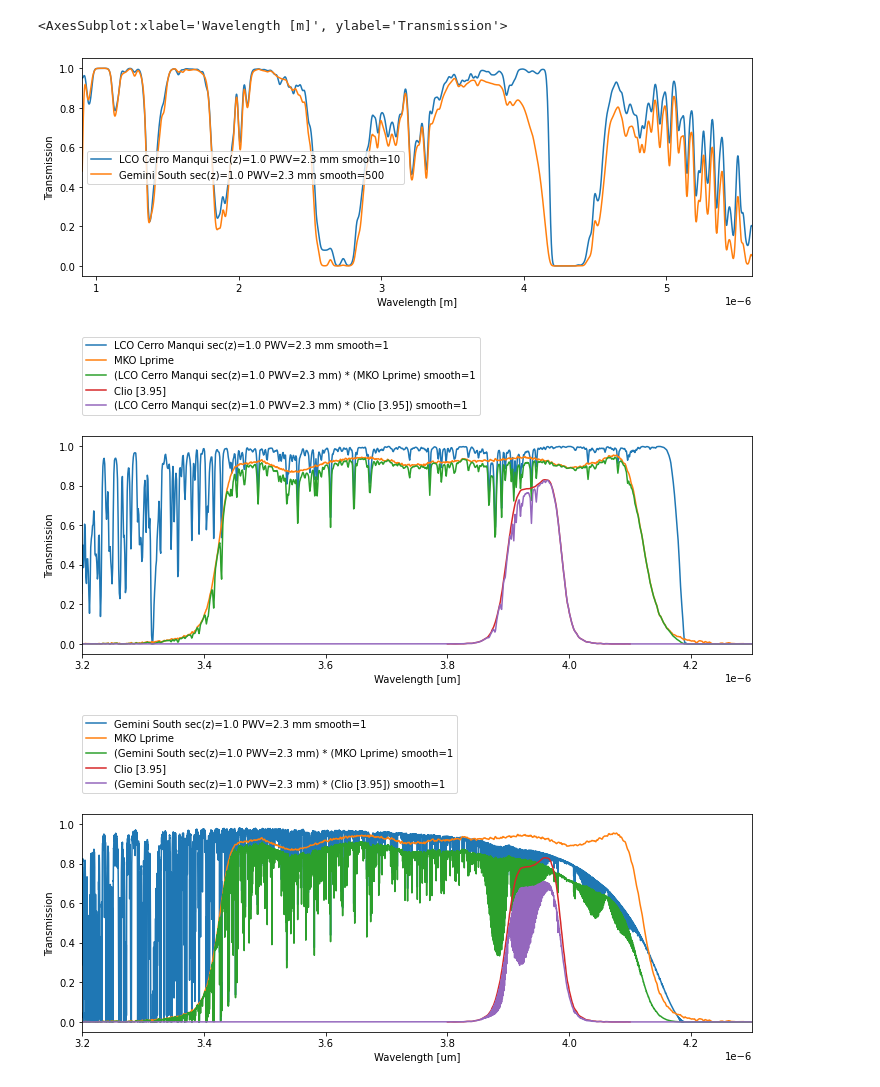
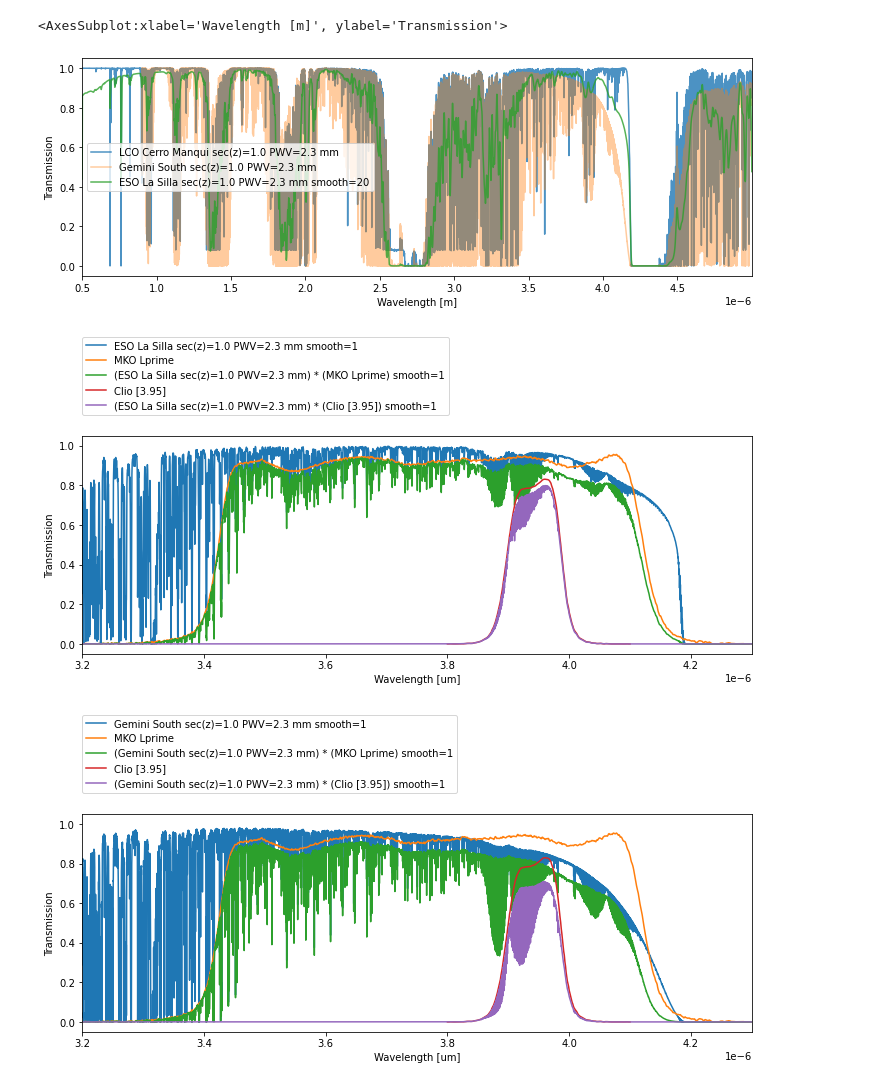
Before and after one commit to joseph-long/doodads, a Jupyter notebook: notebooks/Atmospheric transmission.ipynb, the cells around one changed output. Saved outputs shown, nothing was run; the diff lists cells and outputs as text; code cells hidden in the pictures.

Commit message:
Add ESO atmospheres, other Bobcat metallicites, refactor resources

```diff
--- a/notebooks/Atmospheric transmission.ipynb
+++ b/notebooks/Atmospheric transmission.ipynb
@@ -6,11 +6,12 @@ import astropy.units as u
 import matplotlib.pyplot as plt
 # %%
 plt.figure(figsize=(12, 4))
-dd.MANQUI_ATMOSPHERES.get(airmass=1, pwv=2.3 * u.mm).smooth(10).display()
-dd.GEMINI_SOUTH_ATMOSPHERES.get(airmass=1, pwv=2.3 * u.mm).smooth(500).display()
+dd.MANQUI_ATMOSPHERES.get(airmass=1, pwv=2.3 * u.mm).display(alpha=0.8)
+dd.GEMINI_SOUTH_ATMOSPHERES.get(airmass=1, pwv=2.3 * u.mm).display(alpha=0.4)
+dd.LA_SILLA_ATMOSPHERES.get(airmass=1, pwv=2.3 * u.mm).smooth(20).display(alpha=0.8)
 # %% [output]
 <AxesSubplot:xlabel='Wavelength [m]', ylabel='Transmission'>
-[figure, old version]
+[figure, new version]
 # %%
 def plot_one_atmosphere(library, pwv_mm, airmass=1, smooth=1):
     fig, ax = plt.subplots(figsize=(12, 4))
@@ -22,9 +23,9 @@ def plot_one_atmosphere(library, pwv_mm, airmass=1, smooth=1):
     spec.multiply(dd.CLIO_3_9_FILTER).smooth(smooth).display(ax=ax, begin=3.2*u.um, end=4.3*u.um)
     plt.legend(loc=(0, 1.1))
 
-plot_one_atmosphere(dd.MANQUI_ATMOSPHERES, 2.3, 1)
+plot_one_atmosphere(dd.LA_SILLA_ATMOSPHERES, 2.3, 1)
 # %% [output]
-[figure, old version]
+[figure, new version]
 # %%
 plot_one_atmosphere(dd.GEMINI_SOUTH_ATMOSPHERES, 2.3, 1)
 # %% [output]
```
Also changed, not shown: parts of 15 cells of this notebook, 18 other files.
